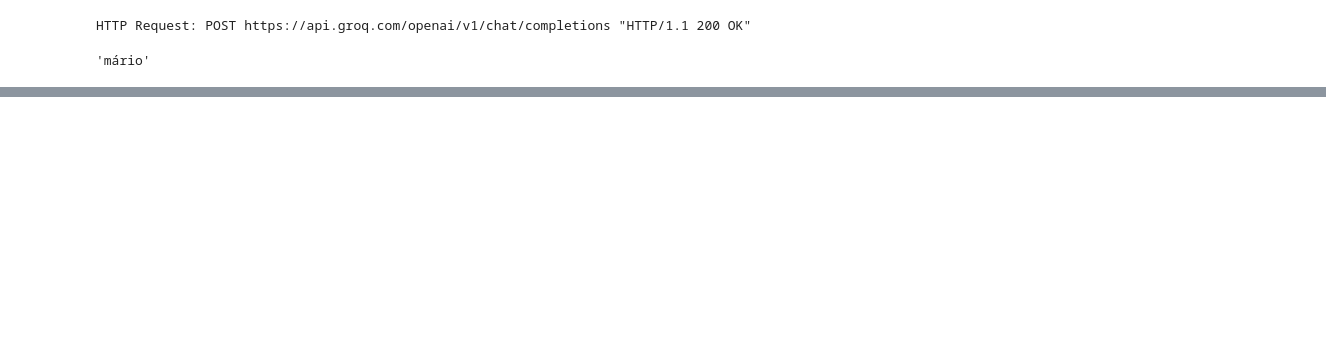
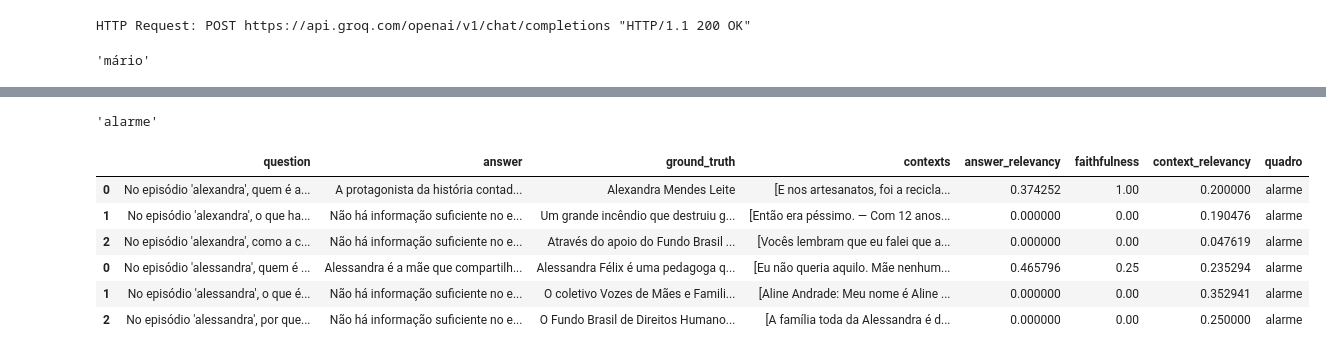
Before and after one commit to gondimjoaom/naoinviabilize, a Jupyter notebook: notebooks/RAG.ipynb, the cells around one changed output, grey strips where cells are left out. Saved outputs shown, nothing was run; the diff lists cells and outputs as text; code cells hidden in the pictures; blank space fills up the shorter version.

```diff
--- a/notebooks/RAG.ipynb
+++ b/notebooks/RAG.ipynb
@@ -348,0 +391,41 @@ rag_pipeline = RAGPipeline(
+# %%
+df = pd.DataFrame()
+for quadro in glob("../perguntas/*perguntas.json"):
+    df_quadro = pd.DataFrame()
+    with open(quadro, "r") as jsonFile:
+        eps = json.load(jsonFile)
+    c = 0
+    for ep in tqdm(eps[::-1]):
+        perguntas = []
+        respostas = []
+        contextos = []
+        gts = []
+        for pergunta, gt in zip(ep["Perguntas"], ep["Respostas"]):
+            done_rag = False
+            while not done_rag:
+                try:
+                    rag_answer = rag_pipeline(pergunta)
+                except:
+                    time.sleep(5)
+                    continue
+                done_rag = True
+            perguntas.append(pergunta)
+            respostas.append(rag_answer.answer)
+            contextos.append(rag_answer.contexts)
+            gts.append(gt)
+        done_ragas = False
+        while not done_ragas:
+            try:
+                df_score = evaluate_ragas(langchain_groq_completion, langchain_embeddings_model, perguntas, respostas, gts, contextos)
+            except:
+                time.sleep(5)
+                continue
+            done_ragas = True
+        df_quadro = pd.concat([df_quadro, df_score])
+    df_quadro["quadro"] = ep["quadro"]
+    df = pd.concat([df, df_quadro])
+        # c -=- 1
+        # if c == 2: break
+            # break
+        # break
+    # break
@@ -349,3 +492,18 @@ rag_pipeline = RAGPipeline(
+# %%
+ep["quadro"]
+# %% [output]
+'alarme'
+# %%
+df["quadro"] = ep["quadro"]
+df
+# %% [output]
+|  | question | answer | ground_truth | contexts | answer_relevancy | faithfulness | context_relevancy | quadro |
+| 0 | No episódio 'alexandra', quem é a... | A protagonista da história contad... | Alexandra Mendes Leite | [E nos artesanatos, foi a recicla... | 0.374252 | 1.00 | 0.200000 | alarme |
+| 1 | No episódio 'alexandra', o que ha... | Não há informação suficiente no e... | Um grande incêndio que destruiu g... | [Então era péssimo. — Com 12 anos... | 0.000000 | 0.00 | 0.190476 | alarme |
+| 2 | No episódio 'alexandra', como a c... | Não há informação suficiente no e... | Através do apoio do Fundo Brasil ... | [Vocês lembram que eu falei que a... | 0.000000 | 0.00 | 0.047619 | alarme |
+| 0 | No episódio 'alessandra', quem é ... | Alessandra é a mãe que compartilh... | Alessandra Félix é uma pedagoga q... | [Eu não queria aquilo. Mãe nenhum... | 0.465796 | 0.25 | 0.235294 | alarme |
+| 1 | No episódio 'alessandra', o que é... | Não há informação suficiente no e... | O coletivo Vozes de Mães e Famili... | [Aline Andrade: Meu nome é Aline ... | 0.000000 | 0.00 | 0.352941 | alarme |
+| 2 | No episódio 'alessandra', por que... | Não há informação suficiente no e... | O Fundo Brasil de Direitos Humano... | [A família toda da Alessandra é d... | 0.000000 | 0.00 | 0.250000 | alarme |
 # %%
 # Prompt adaptado a partir da combinação dos seguintes prompts:
 #   - https://github.com/run-llama/llama_index/blob/a87b63fce3cc3d24dc71ae170a8d431440025565/llama_index/agent/react/prompts.py
```
Also changed, not shown: parts of 14 cells of this notebook.
